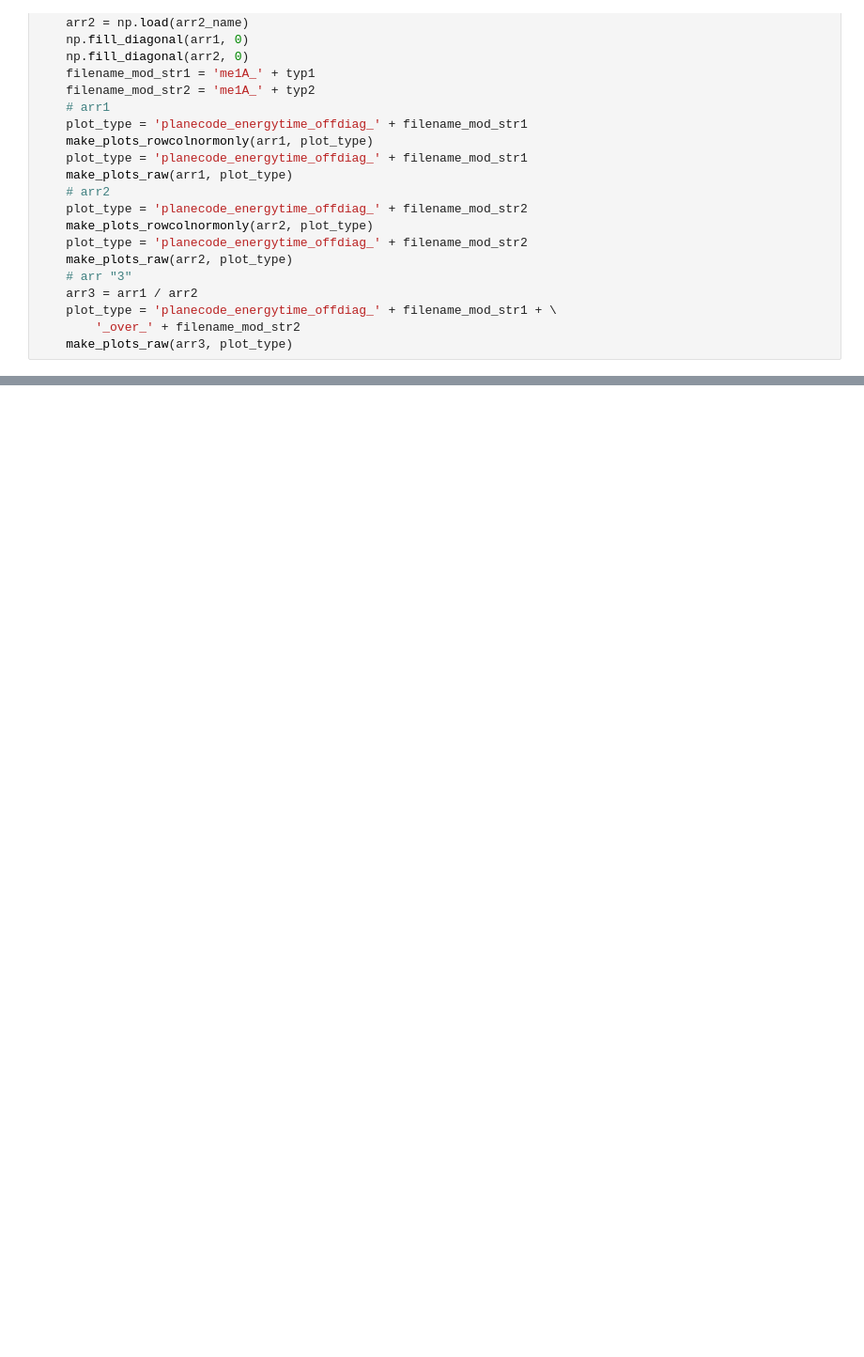
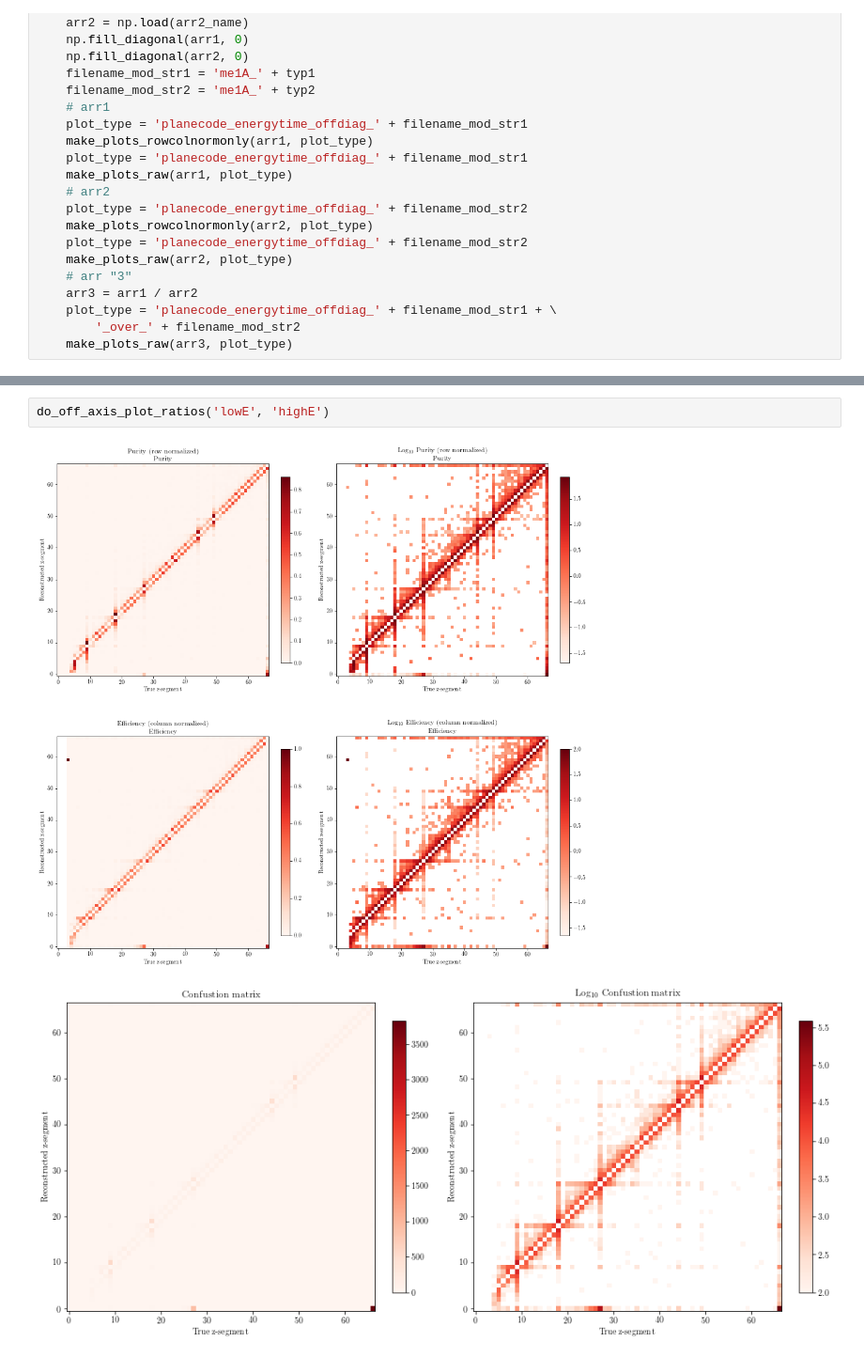
Before and after one commit to faizaakbar/ANNMINERvA, a Jupyter notebook: confusion_matrices_viz.ipynb, the cells around one changed output, grey strips where cells are left out. Shown at 94% size. Saved outputs shown, nothing was run; the diff lists cells and outputs as text; blank space fills up the shorter version.

```diff
--- a/confusion_matrices_viz.ipynb
+++ b/confusion_matrices_viz.ipynb
@@ -407,0 +251,5 @@ segment 66: efficiency = 0.000
+# %%
+do_off_axis_plot_ratios('lowE', 'highE')
+# %% [output]
+[figure, added]
+[figure, added]
```
Also changed, not shown: parts of 7 cells of this notebook.
